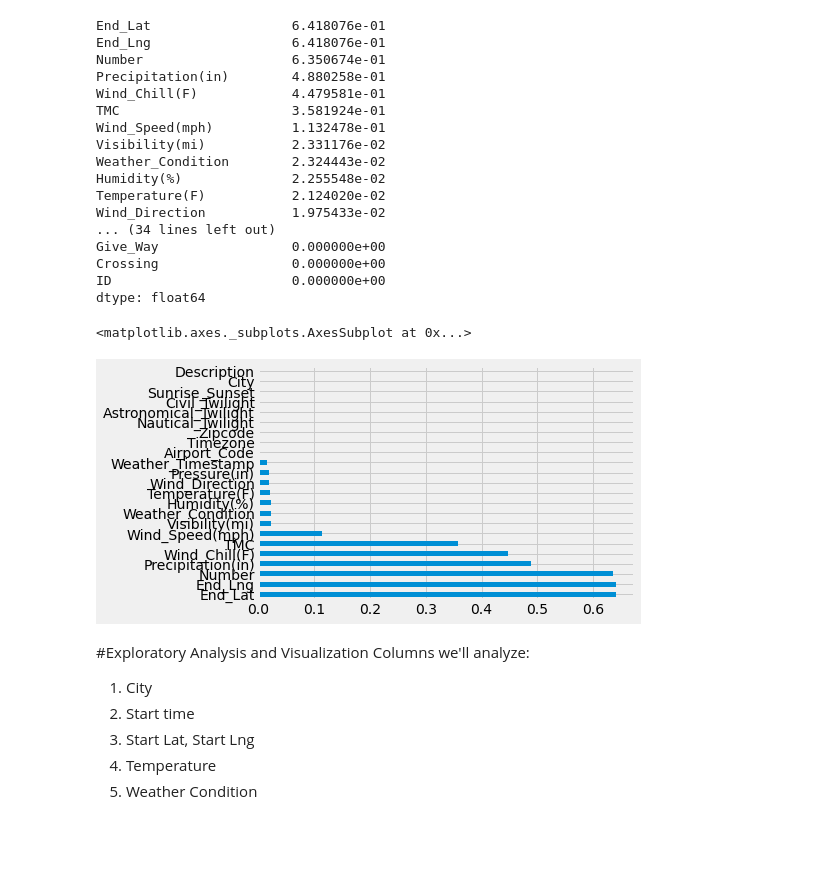
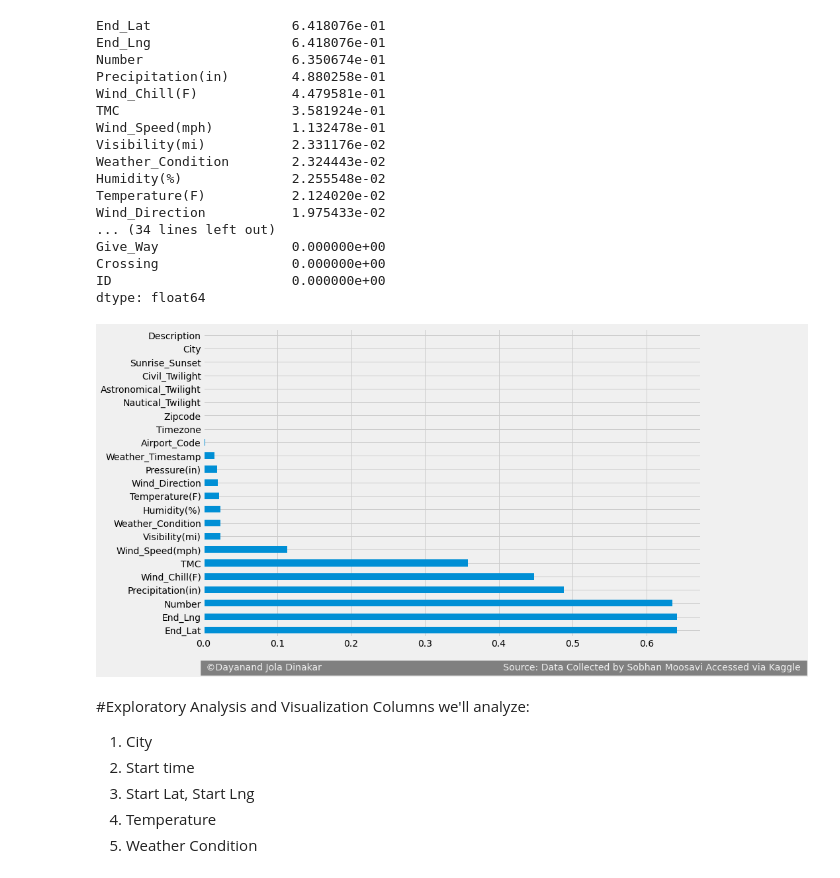
Before and after one commit to Dayanand-JD/Exploratory-Data-analysis-of-US-Accidents, a Jupyter notebook: Exploratory_Data_analysis_of_US_Accidents_(4_2_million_records).ipynb, the cells around one changed output. Drawn from its saved outputs; the diff is of its cells as text; code cells hidden in the pictures; blank space fills up the shorter version.

Commit message:
Fixed graph size

```diff
--- a/Exploratory_Data_analysis_of_US_Accidents_(4_2_million_records).ipynb
+++ b/Exploratory_Data_analysis_of_US_Accidents_(4_2_million_records).ipynb
@@ -105,11 +105,12 @@ Give_Way                 0.000000e+00
 Crossing                 0.000000e+00
 ID                       0.000000e+00
 dtype: float64
-# %%
-missing_percentages[missing_percentages != 0].plot(kind='barh')
-# %% [output]
-<matplotlib.axes._subplots.AxesSubplot at 0x...>
-[figure, removed]
+# %%
+missing_percentages[missing_percentages != 0].plot(kind='barh', figsize=(12,8)).text( x=0, y=-3,
+    s = ' ©Dayanand Jola Dinakar                                                             Source: Data Collected by Sobhan Moosavi Accessed via Kaggle ',
+               fontsize = 14, color = '#f0f0f0', backgroundcolor = 'grey');
+# %% [output]
+[figure, added]
 # %% [markdown]
 #Exploratory Analysis and Visualization
 Columns we'll analyze:
```
